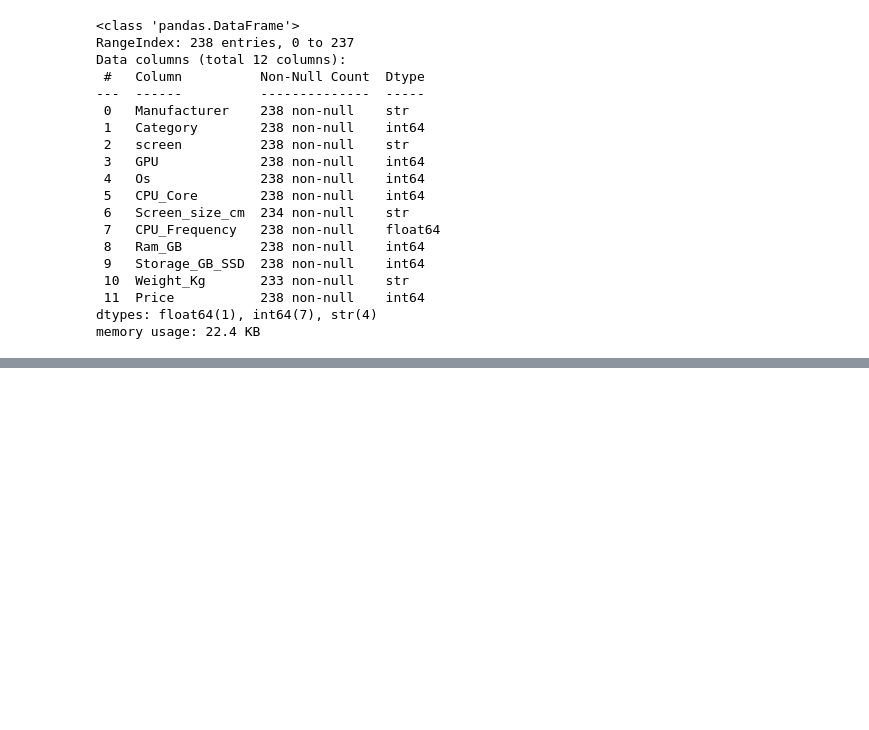
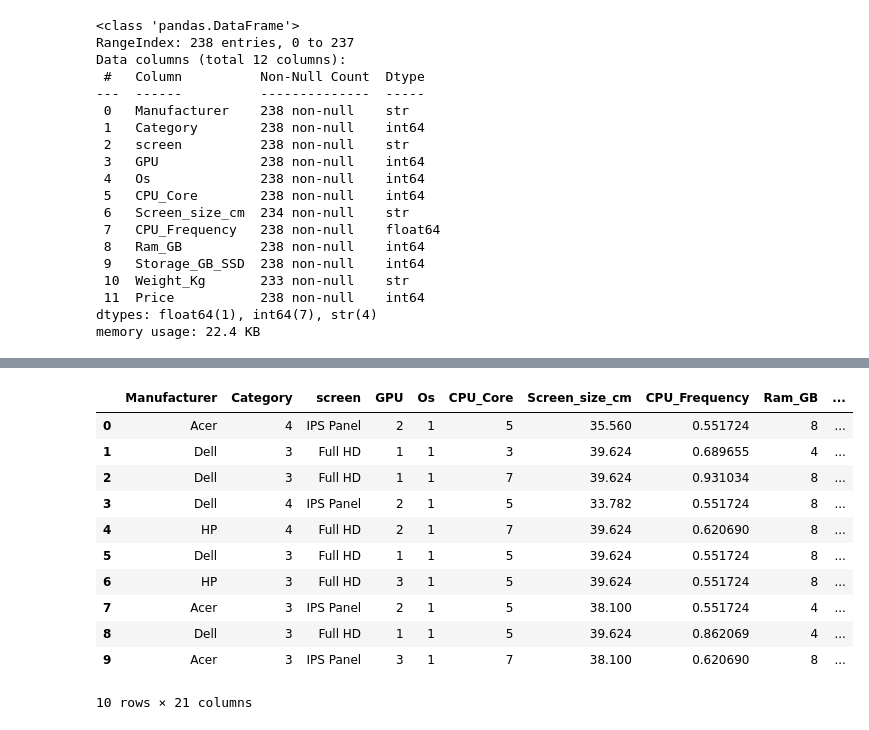
Before and after one commit to codemewithc/Python-projects, a Jupyter notebook: Data_analysis_with_python/Laptop_pricing.ipynb, the cells around one changed output, grey strips where cells are left out. Cells and saved outputs as stored; diff of their text form; code cells hidden in the pictures; blank space fills up the shorter version.

```diff
--- a/Data_analysis_with_python/Laptop_pricing.ipynb
+++ b/Data_analysis_with_python/Laptop_pricing.ipynb
@@ -71,0 +169,18 @@ memory usage: 22.4 KB
+# %%
+dv_1 = pd.get_dummies(df["screen"])
+df["screen"].tail(10)
+df = pd.concat([df, dv_1], axis = 1)
+df.head(10)
+# %% [output]
+|  | Manufacturer | Category | screen | GPU | Os | CPU_Core | Screen_size_cm | CPU_Frequency | Ram_GB | ... |
+| 0 | Acer | 4 | IPS Panel | 2 | 1 | 5 | 35.560 | 0.551724 | 8 | ... |
+| 1 | Dell | 3 | Full HD | 1 | 1 | 3 | 39.624 | 0.689655 | 4 | ... |
+| 2 | Dell | 3 | Full HD | 1 | 1 | 7 | 39.624 | 0.931034 | 8 | ... |
+| 3 | Dell | 4 | IPS Panel | 2 | 1 | 5 | 33.782 | 0.551724 | 8 | ... |
+| 4 | HP | 4 | Full HD | 2 | 1 | 7 | 39.624 | 0.620690 | 8 | ... |
+| 5 | Dell | 3 | Full HD | 1 | 1 | 5 | 39.624 | 0.551724 | 8 | ... |
+| 6 | HP | 3 | Full HD | 3 | 1 | 5 | 39.624 | 0.551724 | 8 | ... |
+| 7 | Acer | 3 | IPS Panel | 2 | 1 | 5 | 38.100 | 0.551724 | 4 | ... |
+| 8 | Dell | 3 | Full HD | 1 | 1 | 5 | 39.624 | 0.862069 | 4 | ... |
+| 9 | Acer | 3 | IPS Panel | 3 | 1 | 7 | 38.100 | 0.620690 | 8 | ... |
+10 rows × 21 columns
```
Also changed, not shown: parts of 13 cells of this notebook.
